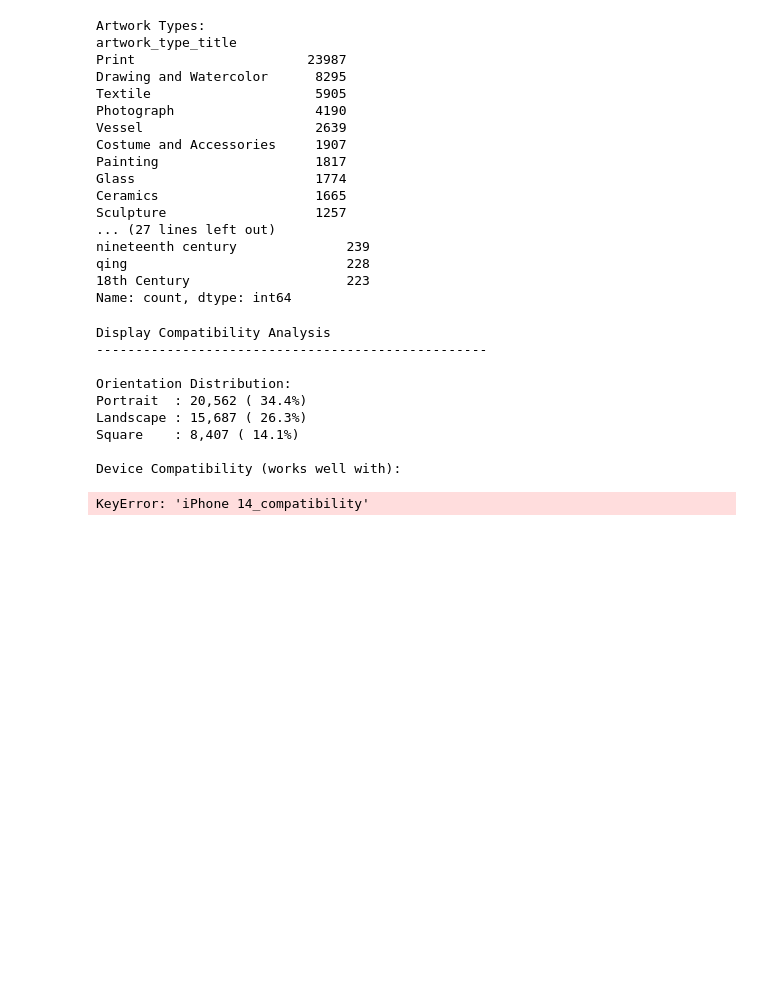
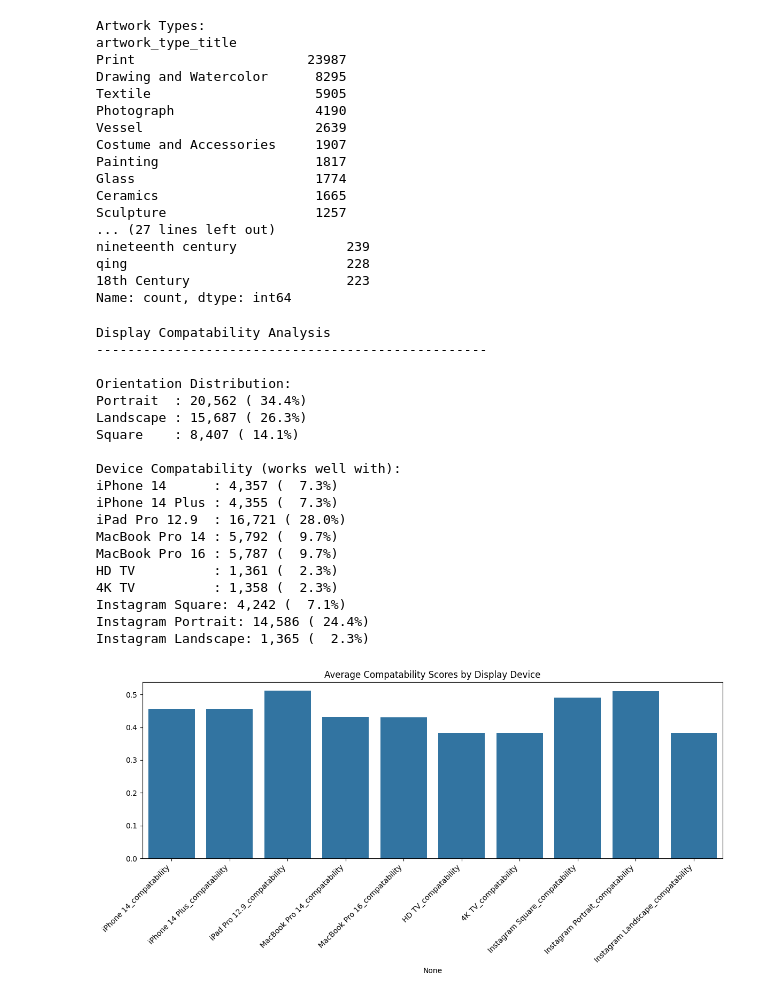
Before and after one commit to ykghani/ArtAnalytics, a Jupyter notebook: notebooks/aic_analytics.ipynb, the cells around one changed output. Cells and saved outputs as stored; diff of their text form; code cells hidden in the pictures; blank space fills up the shorter version.

```diff
--- a/notebooks/aic_analytics.ipynb
+++ b/notebooks/aic_analytics.ipynb
@@ -471,7 +476,7 @@ def calc_display_compatability(df: pd.DataFrame) -> pd.DataFrame:
             resolution_ratio = min(artwork_pixels / device.resolution, 1)
 
             #Weighted score combining resolution and aspect ratio
-            scores[device_name] = 0.7 * ratio_score + 0.3 * resolution_ratio
+            scores[device_name] = 0.9 * ratio_score + 0.1 * resolution_ratio
 
         best_displays = [device for device, score in scores.items() if score > 0.8]
 
@@ -513,15 +518,15 @@ def calc_display_compatability(df: pd.DataFrame) -> pd.DataFrame:
 # %%
 aic_public = calc_display_compatability(aic_public)
 # %%
-def analyze_display_compatibility(df: pd.DataFrame) -> None:
+def analyze_display_compatability(df: pd.DataFrame) -> None:
     """
-    Print analysis of display compatibility across the dataset.
+    Print analysis of display compatability across the dataset.
 
     Args:
-    df: DataFrame with display compatibility columns
+    df: DataFrame with display compatability columns
     """
 
-    print("Display Compatibility Analysis")
+    print("Display Compatability Analysis")
     print("-" * 50)
 
     # Overall orientation distribution
@@ -531,33 +536,43 @@ def analyze_display_compatibility(df: pd.DataFrame) -> None:
         percentage = (count / len(df)) * 100
         print(f"{orientation:<10}: {count:5,d} ({percentage:5.1f}%)")
 
-    # Device compatibility analysis
-    print("\nDevice Compatibility (works well with):")
+    # Device compatability analysis
+    print("\nDevice Compatability (works well with):")
     for device in DISPLAY_DEVICES.keys():
-        good_matches = (df[f'{device}_compatibility'] > 0.8).sum()
+        good_matches = (df[f'{device}_compatability'] > 0.8).sum()
         percentage = (good_matches / len(df)) * 100
         print(f"{device:<15}: {good_matches:5,d} ({percentage:5.1f}%)")
 
     # Visualization
     plt.figure(figsize=(12, 6))
-    compatibility_means = df[[f'{device}_compatibility'
+    compatability_means = df[[f'{device}_compatability'
                             for device in DISPLAY_DEVICES.keys()]].mean()
 
-    sns.barplot(x=compatibility_means.index, y=compatibility_means.values)
+    sns.barplot(x=compatability_means.index, y=compatability_means.values)
     plt.xticks(rotation=45, ha='right')
-    plt.title('Average Compatibility Scores by Display Device')
+    plt.title('Average Compatability Scores by Display Device')
     plt.tight_layout()
     plt.show()
 # %%
-analyze_display_compatibility(aic_public)
+analyze_display_compatability(aic_public)
 # %% [output]
-Display Compatibility Analysis
+Display Compatability Analysis
 --------------------------------------------------
 
 Orientation Distribution:
 Portrait  : 20,562 ( 34.4%)
 Landscape : 15,687 ( 26.3%)
 Square    : 8,407 ( 14.1%)
 
-Device Compatibility (works well with):
+Device Compatability (works well with):
+iPhone 14      : 4,357 (  7.3%)
+iPhone 14 Plus : 4,355 (  7.3%)
+iPad Pro 12.9  : 16,721 ( 28.0%)
+MacBook Pro 14 : 5,792 (  9.7%)
+MacBook Pro 16 : 5,787 (  9.7%)
+HD TV          : 1,361 (  2.3%)
+4K TV          : 1,358 (  2.3%)
+Instagram Square: 4,242 (  7.1%)
+Instagram Portrait: 14,586 ( 24.4%)
+Instagram Landscape: 1,365 (  2.3%)
-KeyError: 'iPhone 14_compatibility'
+[figure, added]
```
Also changed, not shown: parts of 2 cells of this notebook, 14 other files.
